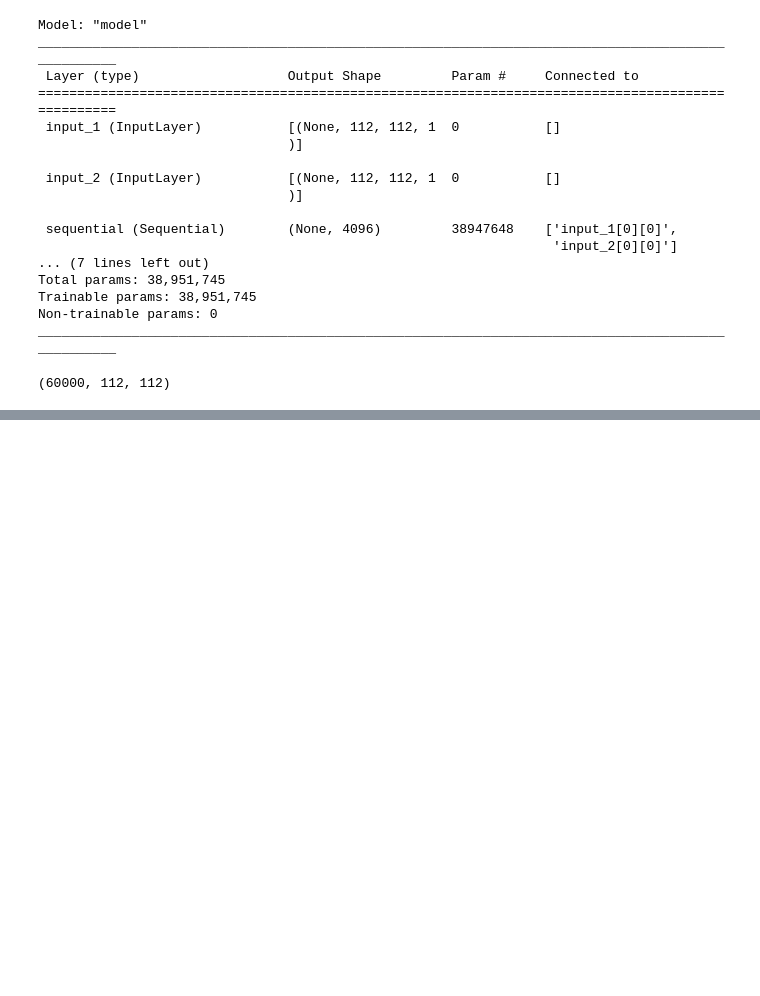
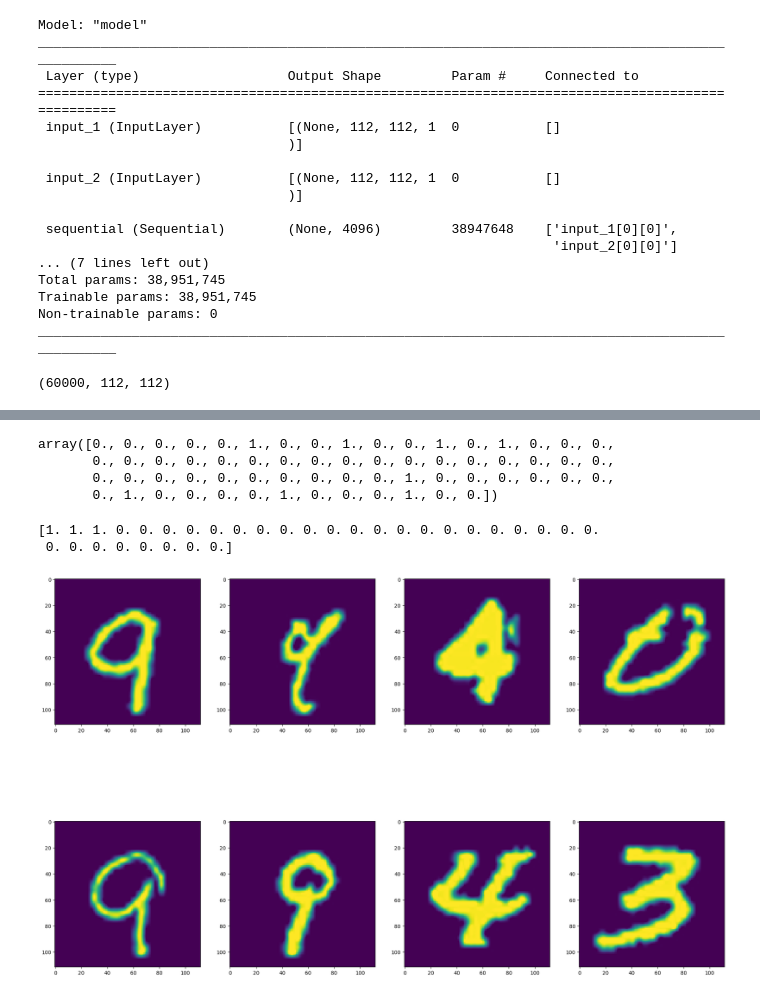
Before and after one commit to pxndey/dl-projects-2, a Jupyter notebook: siamese-mnist/mnist-siam.ipynb, the cells around one changed output, grey strips where cells are left out. Cells and saved outputs as stored; diff of their text form; code cells hidden in the pictures; blank space fills up the shorter version.

```diff
--- a/siamese-mnist/mnist-siam.ipynb
+++ b/siamese-mnist/mnist-siam.ipynb
@@ -268,7 +269,7 @@ def test_oneshot(model,N,k,verbose=0):
         pass
 # %%
 evaluate_every = 10 # interval for evaluating on one-shot tasks
-loss_every = 200 # interval for printing loss (iterations)
+loss_every = 50 # interval for printing loss (iterations)
 batch_size = 32
 n_iter = 5000
 N_way = 20 # how many classes for testing one-shot tasks>
@@ -279,10 +280,10 @@ print("Starting training process!")
 print("-------------------------------------")
 t_start = time.time()
 for i in range(1, n_iter):
-    inputs,targets = generate()
+    inputs,targets = make(batch_size)
     loss=model.train_on_batch(inputs,targets)
     training_loss.append(loss)
-    if i%100==0:
+    if (i%1000==0 or i==1):
         print(f"Iteration {i} Loss: {loss}\n-------------")
 #     if i % evaluate_every == 0:
 #         print("Time for {0} iterations: {1}".format(i, time.time()-t_start))
@@ -293,8 +294,8 @@ for i in range(1, n_iter):
 #             model.save_weights(weights_path_2)
 #             best=val_acc
 
-    if i % loss_every == 0:
-        print("iteration {}, training loss: {:.2f},".format(i,loss))
+    # if i % loss_every == 0:
+    #     print("iteration {}, training loss: {:.2f},".format(i,loss))
 # %% [output]
 Starting training process!
 -------------------------------------
@@ -375,0 +390,18 @@ plt.plot(range(0,len(test_loss)),testing_loss,'r')
+# %%
+targets
+# %% [output]
+array([0., 0., 0., 0., 0., 1., 0., 0., 1., 0., 0., 1., 0., 1., 0., 0., 0.,
+       0., 0., 0., 0., 0., 0., 0., 0., 0., 0., 0., 0., 0., 0., 0., 0., 0.,
+       0., 0., 0., 0., 0., 0., 0., 0., 0., 0., 1., 0., 0., 0., 0., 0., 0.,
+       0., 1., 0., 0., 0., 0., 1., 0., 0., 0., 1., 0., 0.])
+# %%
+fig,axs = plt.subplots(2,4,figsize=(24,16))
+for i in range(0,4):
+    axs[0,i].imshow(inputs[0][i,:,:,0])
+    axs[1,i].imshow(inputs[1][i,:,:,0])
+
+print(targets)
+# %% [output]
+[1. 1. 1. 0. 0. 0. 0. 0. 0. 0. 0. 0. 0. 0. 0. 0. 0. 0. 0. 0. 0. 0. 0. 0.
+ 0. 0. 0. 0. 0. 0. 0. 0.]
+[figure, added]
```
Also changed, not shown: parts of 17 cells of this notebook, 1 other file.
